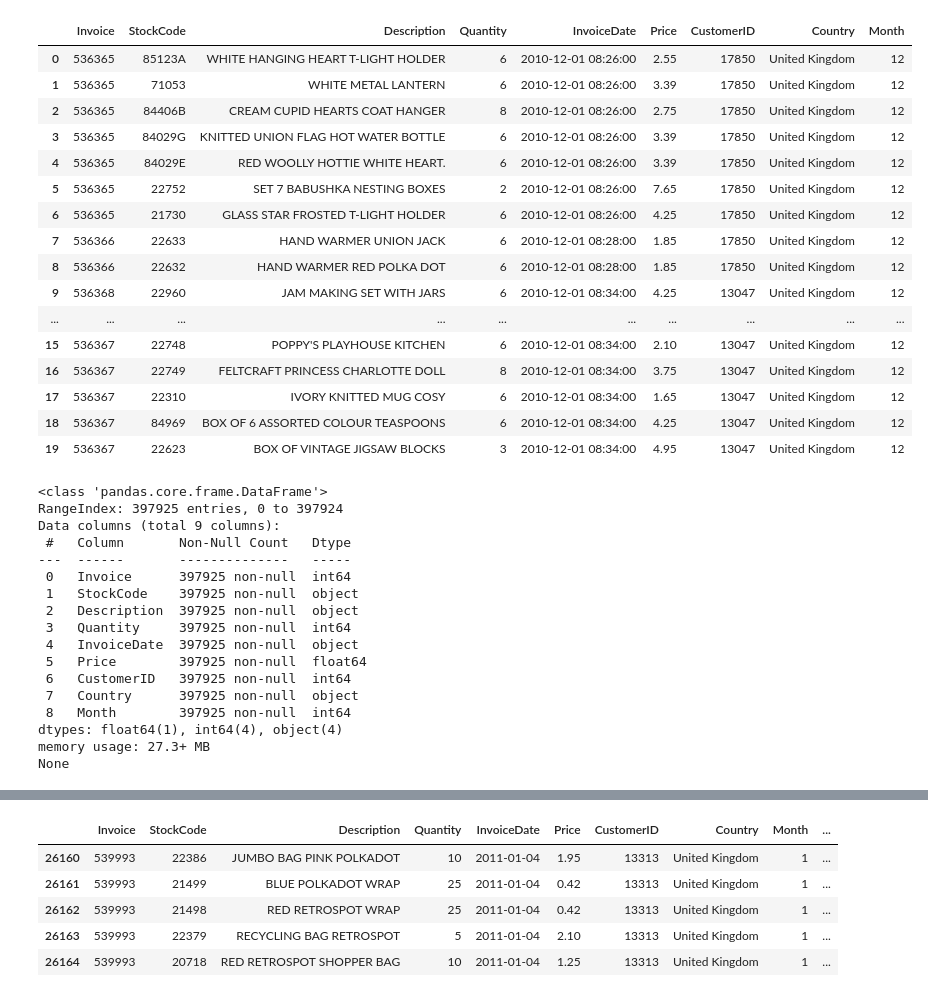
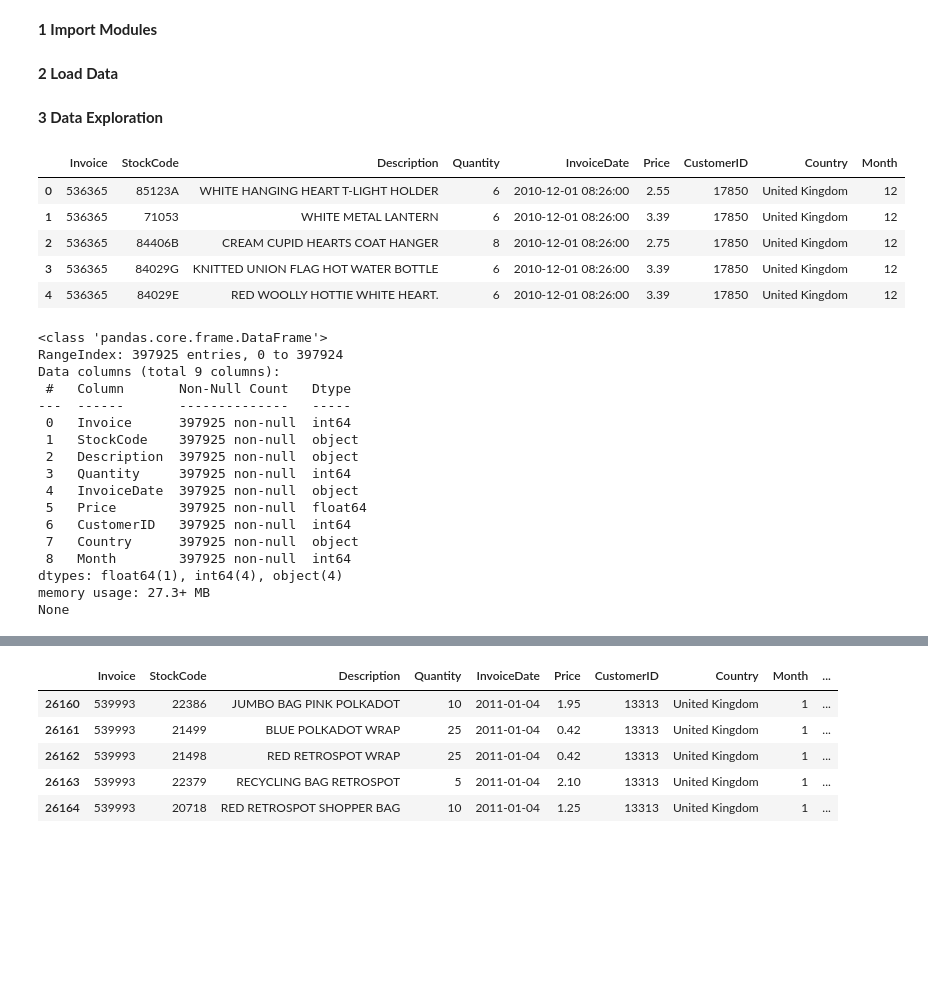
Before and after one commit to ds-edu/DataScienceCapstone_OnlineRetail, a Jupyter notebook: notebooks/ExploratoryDataAnalysis.ipynb, the cells around one changed output, grey strips where cells are left out. Drawn from its saved outputs; the diff is of its cells as text; code cells hidden in the pictures; blank space fills up the shorter version.

```diff
--- a/notebooks/ExploratoryDataAnalysis.ipynb
+++ b/notebooks/ExploratoryDataAnalysis.ipynb
@@ -17,32 +1,27 @@ Country: Country name. Nominal, the name of the country where each customer resi
+# %% [markdown]
+**1 Import Modules**
 # %%
 import numpy as np
 import pandas as pd
 import matplotlib.pyplot as plt
 import seaborn as sns
 import calendar as cal
+# %% [markdown]
+**2 Load Data**
 # %%
 df = pd.read_csv('../data/interim/online_retail_cleaned.csv')
+# %% [markdown]
+**3 Data Exploration**
 # %%
-display(df.head(20))
+display(df.head())
 print(df.info())
 # %% [output]
 |  | Invoice | StockCode | Description | Quantity | InvoiceDate | Price | CustomerID | Country | Month |
 | 0 | 536365 | 85123A | WHITE HANGING HEART T-LIGHT HOLDER | 6 | 2010-12-01 08:26:00 | 2.55 | 17850 | United Kingdom | 12 |
 | 1 | 536365 | 71053 | WHITE METAL LANTERN | 6 | 2010-12-01 08:26:00 | 3.39 | 17850 | United Kingdom | 12 |
 | 2 | 536365 | 84406B | CREAM CUPID HEARTS COAT HANGER | 8 | 2010-12-01 08:26:00 | 2.75 | 17850 | United Kingdom | 12 |
 | 3 | 536365 | 84029G | KNITTED UNION FLAG HOT WATER BOTTLE | 6 | 2010-12-01 08:26:00 | 3.39 | 17850 | United Kingdom | 12 |
 | 4 | 536365 | 84029E | RED WOOLLY HOTTIE WHITE HEART. | 6 | 2010-12-01 08:26:00 | 3.39 | 17850 | United Kingdom | 12 |
-| 5 | 536365 | 22752 | SET 7 BABUSHKA NESTING BOXES | 2 | 2010-12-01 08:26:00 | 7.65 | 17850 | United Kingdom | 12 |
-| 6 | 536365 | 21730 | GLASS STAR FROSTED T-LIGHT HOLDER | 6 | 2010-12-01 08:26:00 | 4.25 | 17850 | United Kingdom | 12 |
-| 7 | 536366 | 22633 | HAND WARMER UNION JACK | 6 | 2010-12-01 08:28:00 | 1.85 | 17850 | United Kingdom | 12 |
-| 8 | 536366 | 22632 | HAND WARMER RED POLKA DOT | 6 | 2010-12-01 08:28:00 | 1.85 | 17850 | United Kingdom | 12 |
-| 9 | 536368 | 22960 | JAM MAKING SET WITH JARS | 6 | 2010-12-01 08:34:00 | 4.25 | 13047 | United Kingdom | 12 |
-| ... | ... | ... | ... | ... | ... | ... | ... | ... | ... |
-| 15 | 536367 | 22748 | POPPY'S PLAYHOUSE KITCHEN | 6 | 2010-12-01 08:34:00 | 2.10 | 13047 | United Kingdom | 12 |
-| 16 | 536367 | 22749 | FELTCRAFT PRINCESS CHARLOTTE DOLL | 8 | 2010-12-01 08:34:00 | 3.75 | 13047 | United Kingdom | 12 |
-| 17 | 536367 | 22310 | IVORY KNITTED MUG COSY | 6 | 2010-12-01 08:34:00 | 1.65 | 13047 | United Kingdom | 12 |
-| 18 | 536367 | 84969 | BOX OF 6 ASSORTED COLOUR TEASPOONS | 6 | 2010-12-01 08:34:00 | 4.25 | 13047 | United Kingdom | 12 |
-| 19 | 536367 | 22623 | BOX OF VINTAGE JIGSAW BLOCKS | 3 | 2010-12-01 08:34:00 | 4.95 | 13047 | United Kingdom | 12 |
 <class 'pandas.core.frame.DataFrame'>
 RangeIndex: 397925 entries, 0 to 397924
 Data columns (total 9 columns):
```
Also changed, not shown: parts of 22 cells of this notebook.
